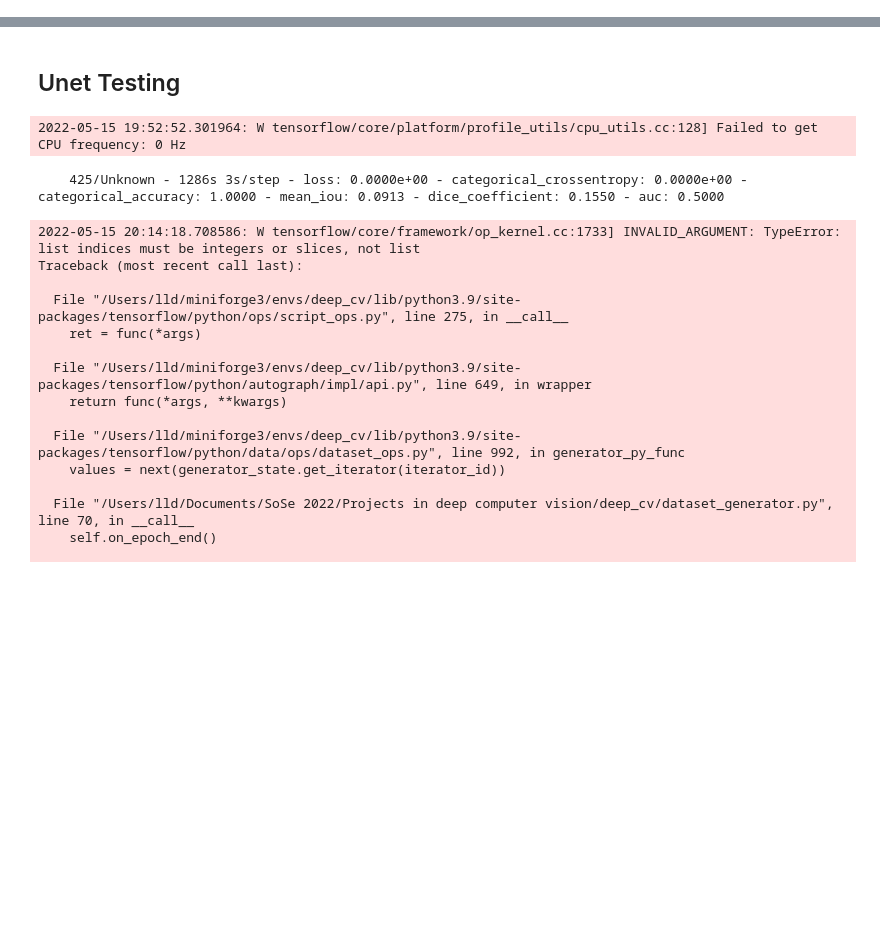
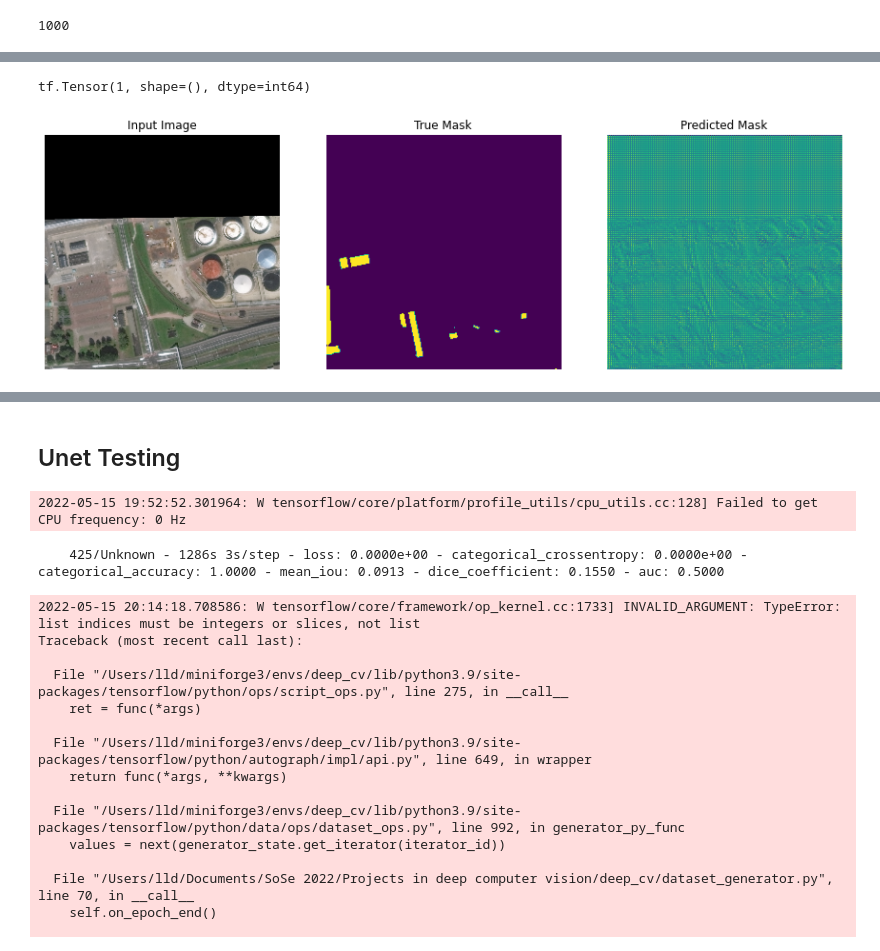
Before and after one commit to mel-oezkan/deep_cv, a Jupyter notebook: testing.ipynb, the cells around one changed output, grey strips where cells are left out. Drawn from its saved outputs; the diff is of its cells as text; code cells hidden in the pictures; blank space fills up the shorter version.

```diff
--- a/testing.ipynb
+++ b/testing.ipynb
@@ -10,7 +13,20 @@ from dataset_generator import DatasetGenerator
 image_type = 'PS-RGB'
 img_path_prototype = f'./datasets/train/AOI_11_Rotterdam/{image_type}/SN6_Train_AOI_11_Rotterdam_{image_type}_'
 summary = load_summary()
+
+
 img_ids = list(set(summary['ImageId']))
+reidx = random.sample(population = list(range(len(img_ids))), k = len(img_ids))
+img_ids = np.array(img_ids)[reidx]
+
+img_ids = img_ids[:1000]
+# %%
+import random
+print(img_ids.shape[0])
+reidx = random.sample(population = range(1000), k = img_ids.shape[0])
+img_ids = img_ids[reidx]
+# %% [output]
+1000
 # %%
 dg = DatasetGenerator(img_ids, summary, img_path_prototype)
 ot = (tf.float32, tf.int64)
@@ -26,0 +40,35 @@ def show(image, label):
+# %%
+def display(display_list):
+  plt.figure(figsize=(15, 15))
+
+  title = ['Input Image', 'True Mask', 'Predicted Mask']
+
+  for i in range(len(display_list)):
+    plt.subplot(1, len(display_list), i+1)
+    plt.title(title[i])
+    plt.imshow(tf.keras.utils.array_to_img(display_list[i]))
+    plt.axis('off')
+  plt.show()
+# %%
+for image, label in dataset.take(1):
+    #show(image, label)
+    sample_image = image[0]
+    sample_mask = label[0]
+    print(tf.keras.backend.max(sample_mask))
+
+def create_mask(pred_mask):
+  #pred_mask = tf.math.argmax(pred_mask, axis=-1)
+  #pred_mask = pred_mask[..., tf.newaxis]
+  return pred_mask[0]
+
+def show_predictions(dataset=None, num=1):
+  if dataset:
+    for image, mask in dataset.take(num):
+      pred_mask = model.predict(image)
+      display([image[0], mask[0], create_mask(pred_mask)])
+  else:
+    display([sample_image, sample_mask,
+             create_mask(model.predict(sample_image[tf.newaxis, ...]))])
+
+show_predictions(dataset=dataset)
+# %% [output]
@@ -26,0 +76,2 @@ def show(image, label):
+tf.Tensor(1, shape=(), dtype=int64)
+[figure, added]
```
Also changed, not shown: parts of 9 cells of this notebook, 3 other files.
